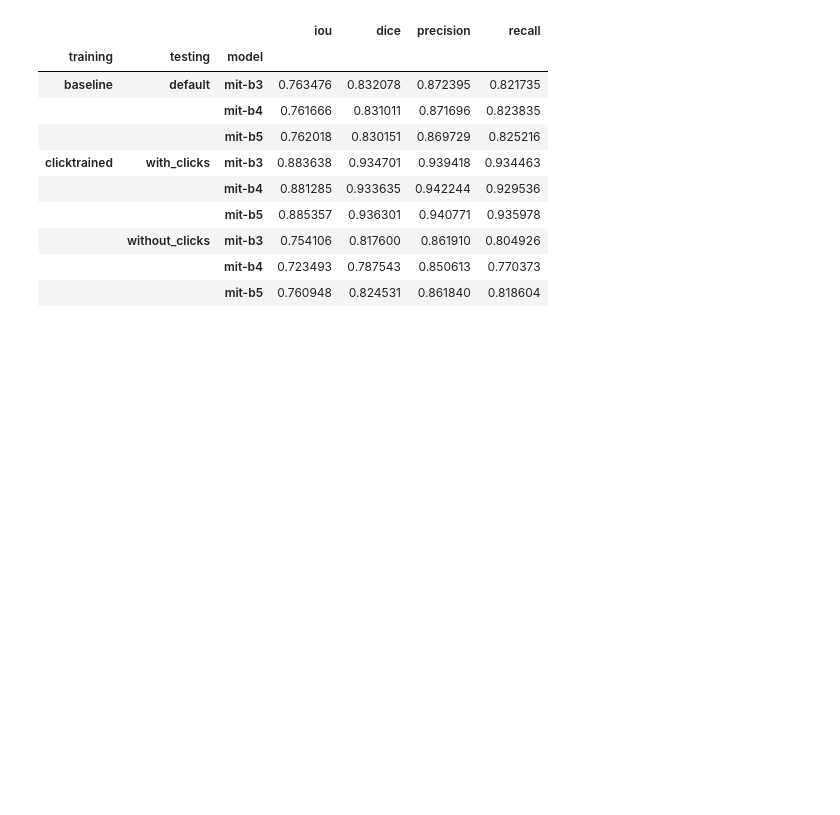
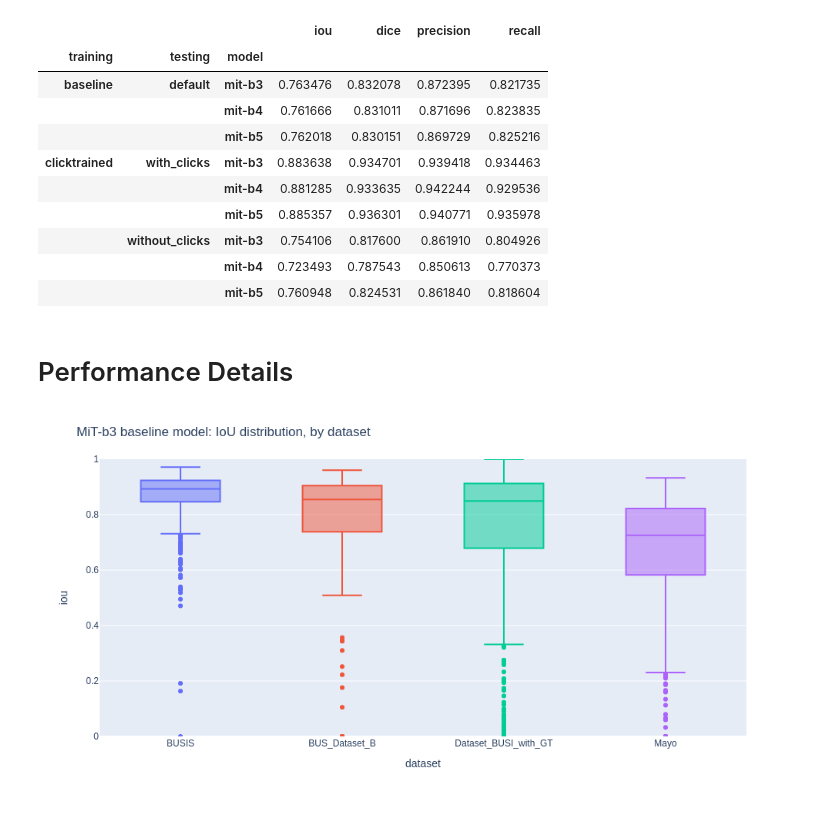
Before and after one commit to FlorinAndrei/segmentation_click_train, a Jupyter notebook: visualize_performance.ipynb, the cells around one changed output. Cells and saved outputs as stored; diff of their text form; code cells hidden in the pictures; blank space fills up the shorter version.

Commit message:
save images

```diff
--- a/visualize_performance.ipynb
+++ b/visualize_performance.ipynb
@@ -104,3 +104,23 @@ image_performance[
 |  | without_clicks | mit-b3 | 0.754106 | 0.817600 | 0.861910 | 0.804926 |
 |  |  | mit-b4 | 0.723493 | 0.787543 | 0.850613 | 0.770373 |
 |  |  | mit-b5 | 0.760948 | 0.824531 | 0.861840 | 0.818604 |
+# %% [markdown]
+# Performance Details
+# %%
+_ = px.box(
+    data_frame=image_performance.query("model == 'mit-b3' and training == 'baseline'")[
+        ["dataset", "iou"]
+    ],
+    x="dataset",
+    color="dataset",
+    y="iou",
+    range_y=[0, 1],
+    width=1000,
+    height=500,
+).update_layout(
+    showlegend=False, title="MiT-b3 baseline model: IoU distribution, by dataset"
+)
+_.write_image("iou_mit-b3_datasets.png")
+_.show("png")
+# %% [output]
+[figure, added]
```
Also changed, not shown: parts of 4 cells of this notebook, 2 other files.
